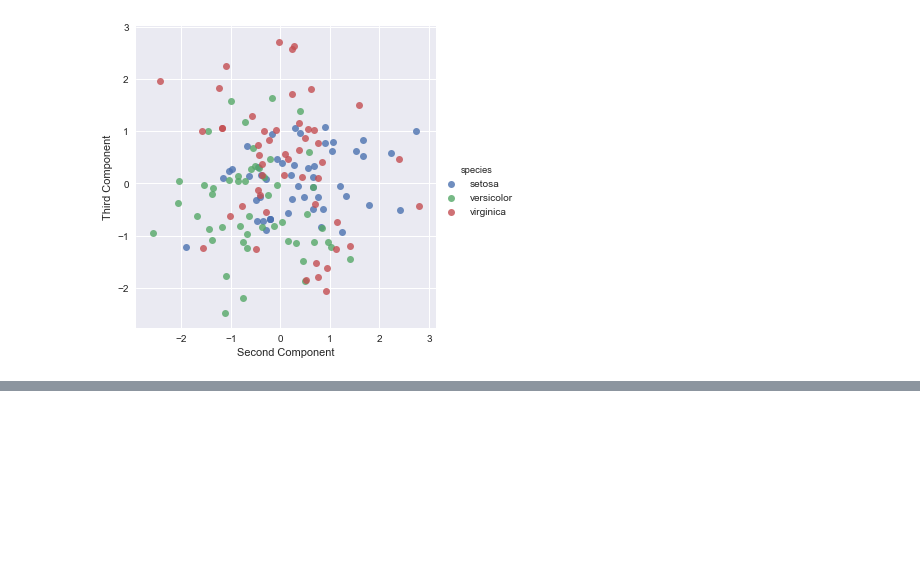
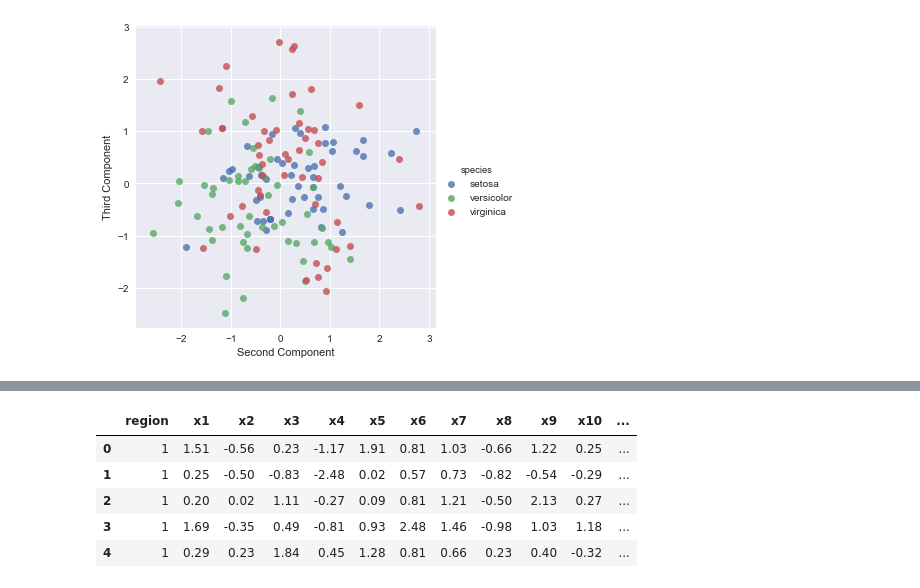
Before and after one commit to fonnesbeck/ngcm_sklearn_2017, a Jupyter notebook: notebooks/1c-Dimensionality-Reduction.ipynb, the cells around one changed output, grey strips where cells are left out. Saved outputs shown, nothing was run; the diff lists cells and outputs as text; code cells hidden in the pictures; blank space fills up the shorter version.

```diff
--- a/notebooks/1c-Dimensionality-Reduction.ipynb
+++ b/notebooks/1c-Dimensionality-Reduction.ipynb
@@ -223,0 +215,10 @@ sns.lmplot('Second Component', 'Third Component',
+# %%
+wine = pd.read_table('../data/wine.dat', sep='\s+')
+wine.head()
+# %% [output]
+|  | region | x1 | x2 | x3 | x4 | x5 | x6 | x7 | x8 | x9 | x10 | ... |
+| 0 | 1 | 1.51 | -0.56 | 0.23 | -1.17 | 1.91 | 0.81 | 1.03 | -0.66 | 1.22 | 0.25 | ... |
+| 1 | 1 | 0.25 | -0.50 | -0.83 | -2.48 | 0.02 | 0.57 | 0.73 | -0.82 | -0.54 | -0.29 | ... |
+| 2 | 1 | 0.20 | 0.02 | 1.11 | -0.27 | 0.09 | 0.81 | 1.21 | -0.50 | 2.13 | 0.27 | ... |
+| 3 | 1 | 1.69 | -0.35 | 0.49 | -0.81 | 0.93 | 2.48 | 1.46 | -0.98 | 1.03 | 1.18 | ... |
+| 4 | 1 | 0.29 | 0.23 | 1.84 | 0.45 | 1.28 | 0.81 | 0.66 | 0.23 | 0.40 | -0.32 | ... |
```
Also changed, not shown: parts of 5 cells of this notebook, 1 other file.
